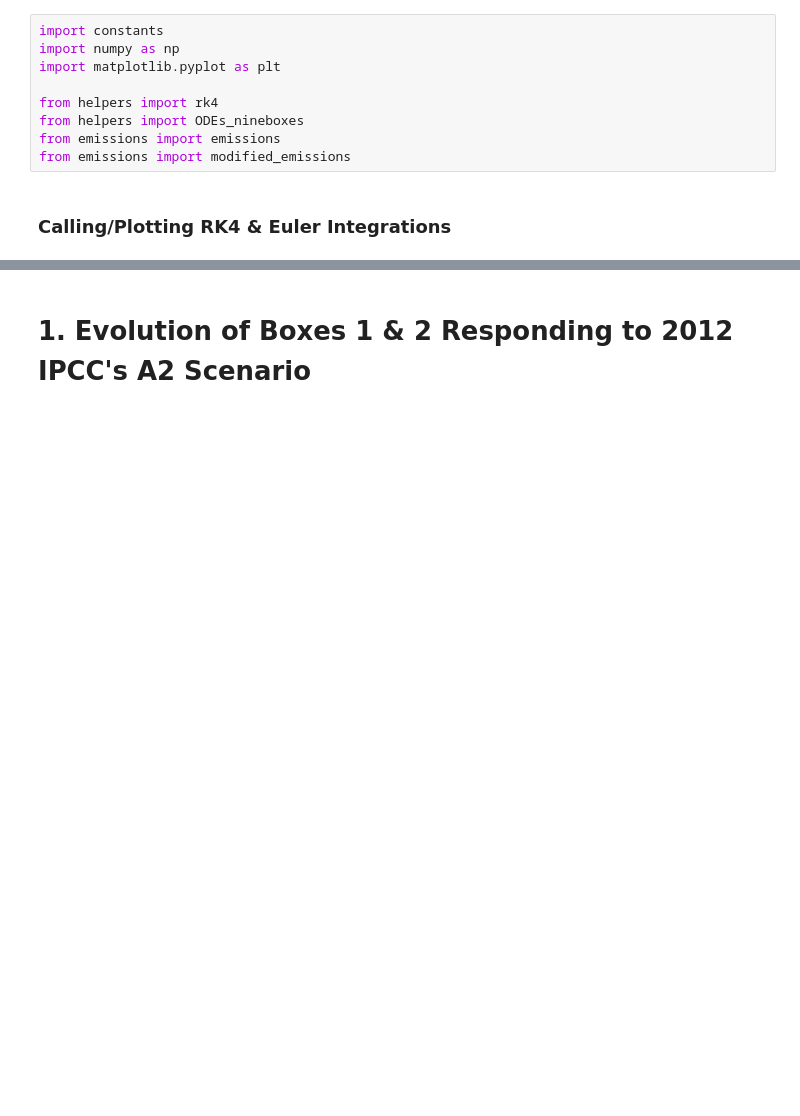
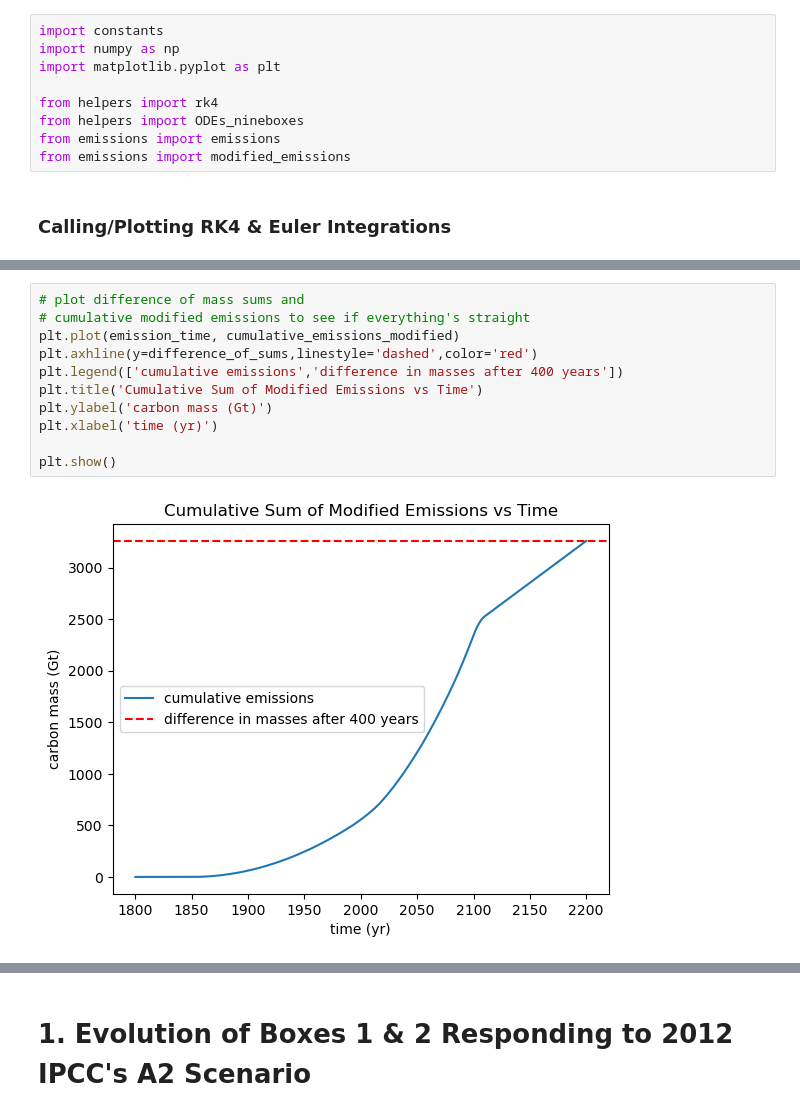
Before and after one commit to ejb1733/eosc453, a Jupyter notebook: assn1/code/main_final.ipynb, the cells around one changed output, grey strips where cells are left out. Drawn from its saved outputs; the diff is of its cells as text; blank space fills up the shorter version.

```diff
--- a/assn1/code/main_final.ipynb
+++ b/assn1/code/main_final.ipynb
@@ -38,0 +127,13 @@ RK4 Time Elapsed: 1.772 seconds
+# %%
+# plot difference of mass sums and
+# cumulative modified emissions to see if everything's straight
+plt.plot(emission_time, cumulative_emissions_modified)
+plt.axhline(y=difference_of_sums,linestyle='dashed',color='red')
+plt.legend(['cumulative emissions','difference in masses after 400 years'])
+plt.title('Cumulative Sum of Modified Emissions vs Time')
+plt.ylabel('carbon mass (Gt)')
+plt.xlabel('time (yr)')
+
+plt.show()
+# %% [output]
+[figure, added]
```
Also changed, not shown: parts of 31 cells of this notebook, 4 other files.
